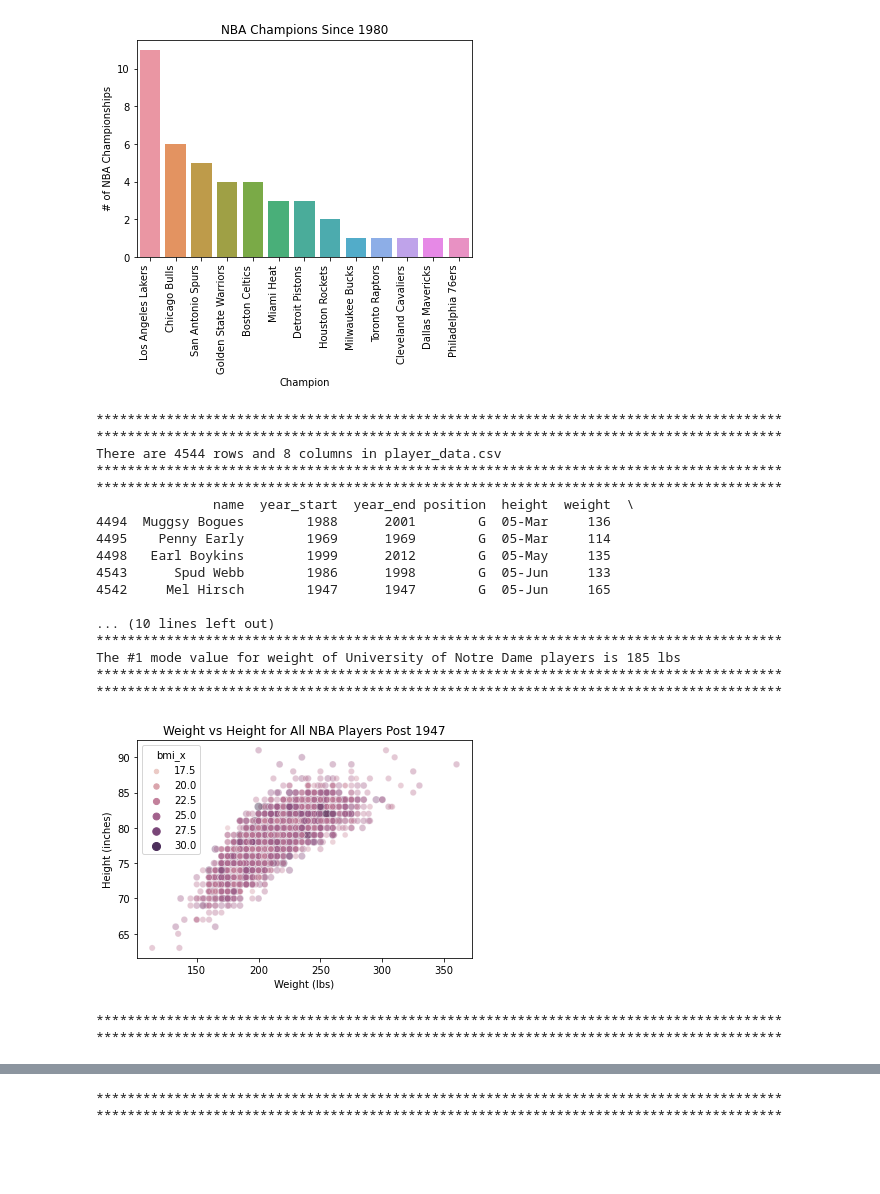
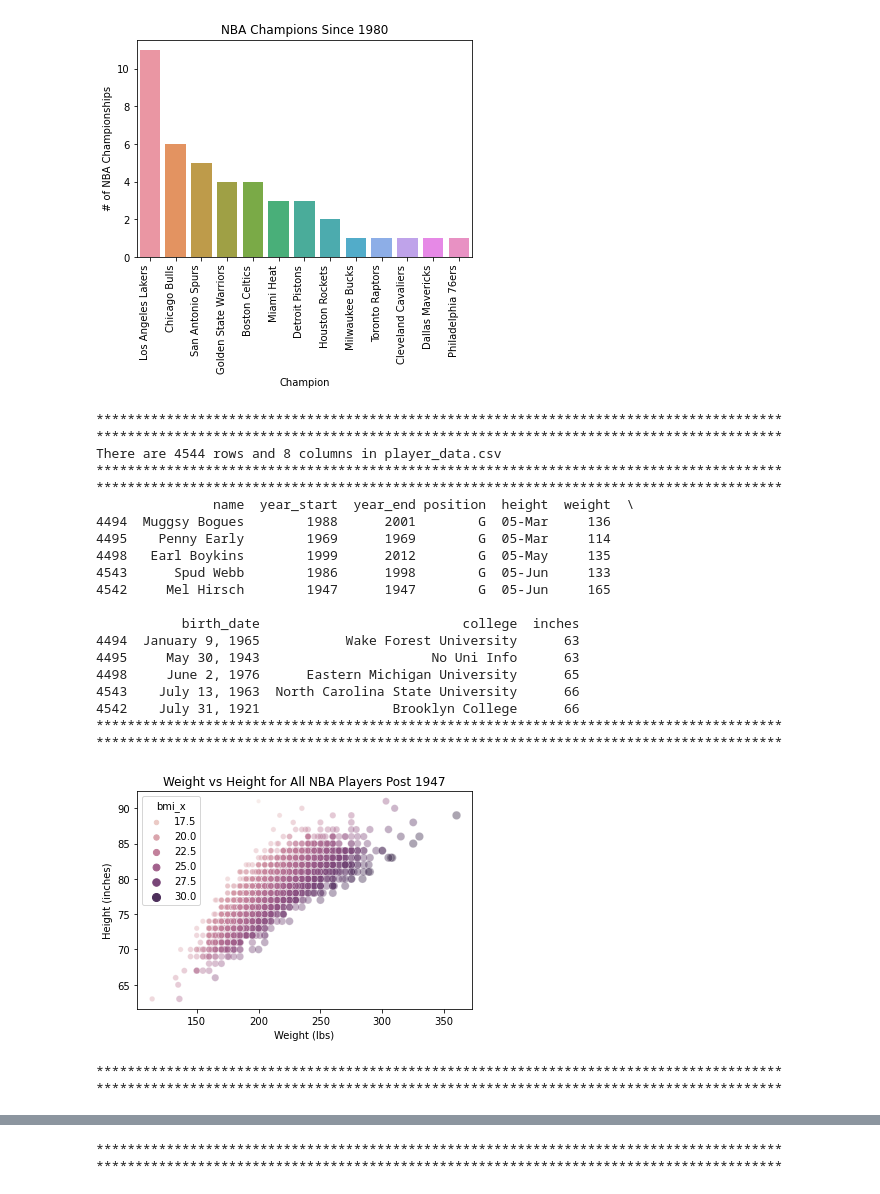
Before and after one commit to ucd-pa-neilwmurphy/UCD-project-final, a Jupyter notebook: Basketball_project.ipynb, the cells around one changed output, grey strips where cells are left out. Drawn from its saved outputs; the diff is of its cells as text; code cells hidden in the pictures; blank space fills up the shorter version.

```diff
--- a/Basketball_project.ipynb
+++ b/Basketball_project.ipynb
@@ -121,7 +121,6 @@ print("*************************************************************************
 print(f"There are {nRow} rows and {nCol} columns in player_data.csv")
 #print(player_data)
 
-
 # Project Requirement 3 - Preparation. Replace Missing Values.
 player_data.college = player_data.college.fillna("No Uni Info")
 
@@ -158,33 +157,14 @@ merged_data_bmi = merged_data.merge(bmi_average, on = 'year_start', validate = '
 # Add logic to DataFrame to identify players taller than 7 ft (84 inches)
 merged_data_bmi['7ft_or_taller'] = np.where(merged_data_bmi['inches']>= 84, True, False)
 
-# Find the unique values of the "college" column
-colleges = merged_data_bmi['college'].unique()
-
-# Print out the unique values of the "college" column
-print("****************************************************************************************")
-print("****************************************************************************************")
-print("The total number of colleges that NBA players were drafted from since 1947 is:", len(set(colleges)))
-
-
-# Project Requirement 4 - Analysis. Dictionary or Lists
-# Iterating over the list for a selected college and printing the mode values for selected options.
-print("****************************************************************************************")
-print("****************************************************************************************")
-k=1;
-for i in merged_data.loc[merged_data.college == 'University of Notre Dame', 'weight'].mode():
-    print(f"The #{k} mode value for weight of University of Notre Dame players is {i} lbs")
-    k=k+1
-
-
 # Project Requirement 5 - Visualisation - Generate at least 2 charts using Matplotlib or Seaborn
 # Scatter plot of Weight vs Height for all players with BMI used as hue for plot
 print("****************************************************************************************")
 print("****************************************************************************************")
 fig, ax = plt.subplots()
-sns.scatterplot(x=merged_data['weight'], y=merged_data['inches'],
-                hue = merged_data_bmi['bmi_x'],
-                size = merged_data_bmi['bmi_x'],
+sns.scatterplot(x='weight', y='inches', data=merged_data_bmi,
+                hue = 'bmi_x',
+                size = 'bmi_x',
                 alpha = 0.4)
 ax.set_title("Weight vs Height for All NBA Players Post 1947")
 ax.set_xlabel("Weight (lbs)")
@@ -197,7 +177,7 @@ fig.savefig("Weight vs Height.png", dpi=300)
 print("****************************************************************************************")
 print("****************************************************************************************")
 fig, ax = plt.subplots()
-sns.lineplot(x=merged_data_bmi['year_start'], y=merged_data_bmi['bmi_y'])
+sns.lineplot(x='year_start', y='bmi_y', data=merged_data_bmi, markers = True)
 ax.set_title("Year of First NBA Start vs BMI for All NBA Players Post 1947")
 ax.set_xlabel("Start Year in NBA")
 ax.set_ylabel("Mean BMI for Start Year")
@@ -211,49 +191,90 @@ fig.savefig("BMI vs Start Year.png", dpi=300)
 print("****************************************************************************************")
 print("****************************************************************************************")
 fig, ax = plt.subplots()
-sns.countplot(y=merged_data_bmi['college'], hue = merged_data_bmi['7ft_or_taller'], order=merged_data_bmi.college.value_counts().iloc[1:10].index)
+sns.countplot(y=merged_data_bmi['college'], hue = merged_data_bmi['7ft_or_taller'],
+              order=merged_data_bmi.college.value_counts().iloc[1:10].index)
 ax.set_title("Top 10 Colleges That Have Provided Most NBA Players Since 1947")
 ax.set_xlabel("# of NBA Players")
 ax.set_ylabel("College")
 plt.show()
 fig.savefig("Top 10 Colleges.png", dpi=300)
+
+
+# Find the unique values of the "college" column
+colleges = merged_data_bmi['college'].unique()
+
+# Print out the unique values of the "college" column
+print("****************************************************************************************")
+print("****************************************************************************************")
+print("The total number of colleges that NBA players were drafted from since 1947 is:", len(set(colleges)) - 1)
+
+
+# Project Requirement 4 - Analysis. Dictionary or Lists
+# Iterating over the list for a selected college and printing the mode values for selected options.
+print("****************************************************************************************")
+print("****************************************************************************************")
+k=1;
+for i in merged_data.loc[merged_data_bmi.college == 'University of Notre Dame', 'weight'].mode():
+    print(f"The #{k} mode value for weight of University of Notre Dame players is {i} lbs")
+    k=k+1
+print("****************************************************************************************")
+print("****************************************************************************************")
+print("The mean weight (in lbs) of a drafted NBA player since 1947 is:", round(merged_data['weight'].mean(),0))
+
+print("****************************************************************************************")
+print("****************************************************************************************")
+
+# Project Requirement 5 - Visualisation - Generate at least 2 charts using Matplotlib or Seaborn
+# Box plot of Position vs Height for all NBA players since 1947
+sns.catplot(x='position', y='inches', data=merged_data_bmi,
+            kind="box").set(title="Box Plot of Height of NBA Players in Inches Since 1947",
+                           xlabel="Position", ylabel="Height")
+ax.set_title("Box Plot of Height of NBA Players in Inches Since 1947")
+fig.savefig("Height by Position.png", dpi=300)
+plt.show()
+
+print("****************************************************************************************")
+print("****************************************************************************************")
 # %% [output]
 ****************************************************************************************
 ****************************************************************************************
     Year               Champion               Runner-Up
 0   2022  Golden State Warriors          Boston Celtics
 1   2021        Milwaukee Bucks            Phoenix Suns
 2   2020     Los Angeles Lakers              Miami Heat
 3   2019        Toronto Raptors   Golden State Warriors
 4   2018  Golden State Warriors     Cleveland Cavaliers
 5   2017  Golden State Warriors     Cleveland Cavaliers
 6   2016    Cleveland Cavaliers   Golden State Warriors
 7   2015  Golden State Warriors     Cleveland Cavaliers
 8   2014      San Antonio Spurs              Miami Heat
 ... (56 lines left out)
 Toronto Raptors           1
 Name: Champion, dtype: int64
 ****************************************************************************************
 ****************************************************************************************
 [figure]
 ****************************************************************************************
 ****************************************************************************************
 There are 4544 rows and 8 columns in player_data.csv
 ****************************************************************************************
 ****************************************************************************************
                name  year_start  year_end position  height  weight  \
 4494  Muggsy Bogues        1988      2001        G  05-Mar     136
 4495    Penny Early        1969      1969        G  05-Mar     114
 4498   Earl Boykins        1999      2012        G  05-May     135
 4543      Spud Webb        1986      1998        G  05-Jun     133
 4542     Mel Hirsch        1947      1947        G  05-Jun     165
 
-... (10 lines left out)
-****************************************************************************************
-The #1 mode value for weight of University of Notre Dame players is 185 lbs
+           birth_date                          college  inches
+4494  January 9, 1965           Wake Forest University      63
+4495     May 30, 1943                      No Uni Info      63
+4498     June 2, 1976      Eastern Michigan University      65
+4543    July 13, 1963  North Carolina State University      66
+4542    July 31, 1921                 Brooklyn College      66
 ****************************************************************************************
 ****************************************************************************************
-[figure, old version]
+[figure, new version]
 ****************************************************************************************
 ****************************************************************************************
 [figure]
```
Also changed, not shown: parts of 1 cell of this notebook.
